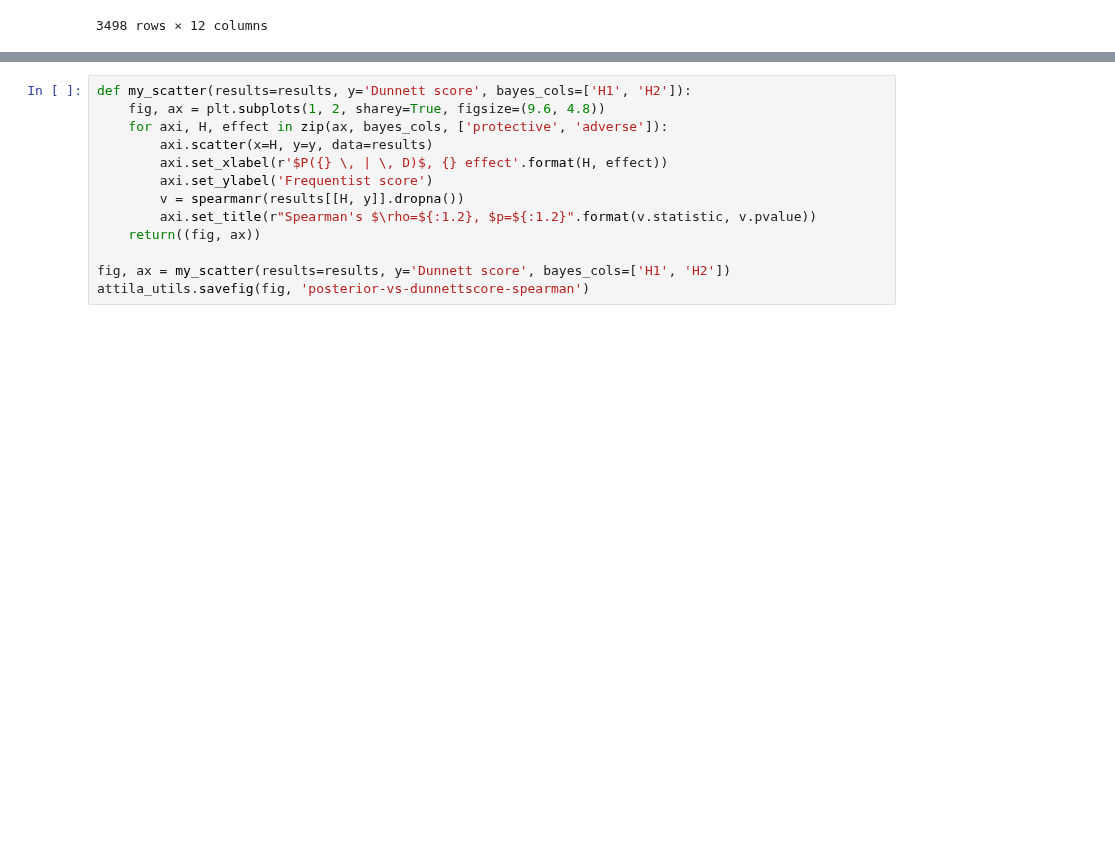
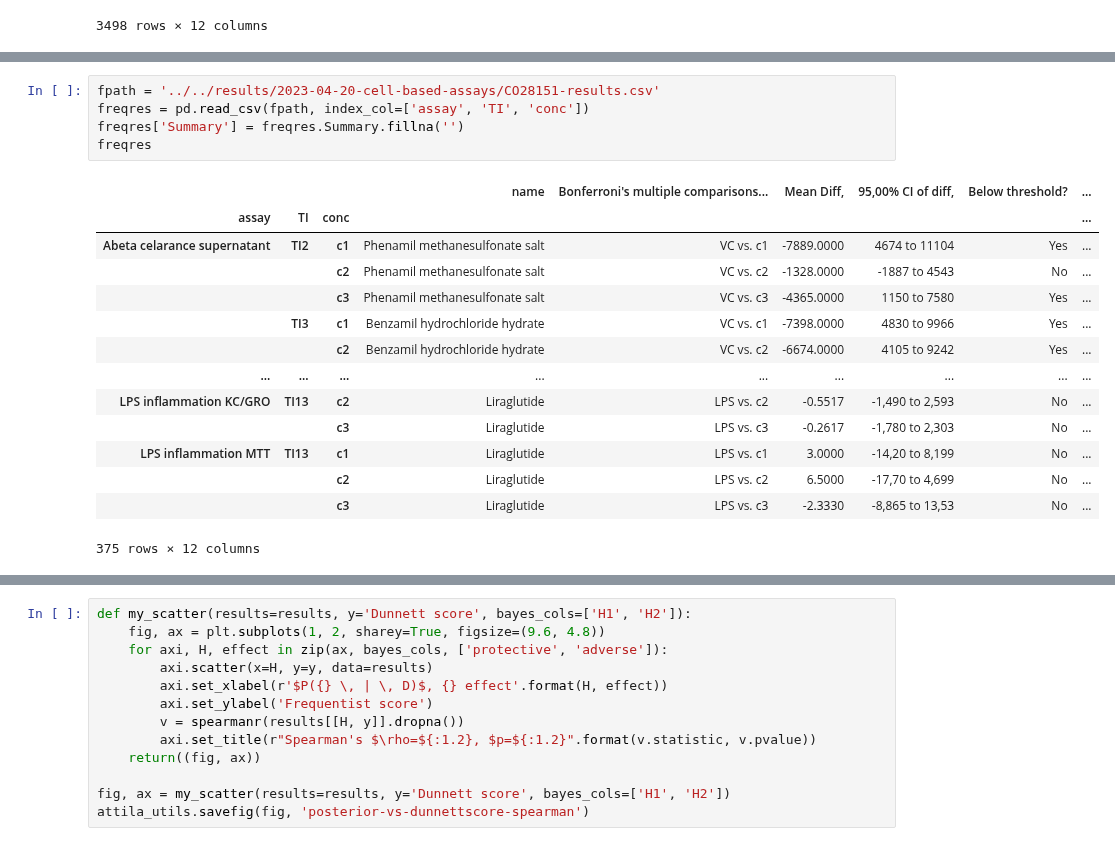
Before and after one commit to attilagk/CTNS-notebook, a Jupyter notebook: 2024-03-04-cell-bayes-vs-frequentist/2024-03-04-cell-bayes-vs-frequentist.ipynb, the cells around one changed output, grey strips where cells are left out. Saved outputs shown, nothing was run; the diff lists cells and outputs as text; blank space fills up the shorter version.

```diff
--- a/2024-03-04-cell-bayes-vs-frequentist/2024-03-04-cell-bayes-vs-frequentist.ipynb
+++ b/2024-03-04-cell-bayes-vs-frequentist/2024-03-04-cell-bayes-vs-frequentist.ipynb
@@ -244,0 +256,20 @@ P
+# %%
+fpath = '../../results/2023-04-20-cell-based-assays/CO28151-results.csv'
+freqres = pd.read_csv(fpath, index_col=['assay', 'TI', 'conc'])
+freqres['Summary'] = freqres.Summary.fillna('')
+freqres
+# %% [output]
+|  |  |  | name | Bonferroni's multiple comparisons... | Mean Diff, | 95,00% CI of diff, | Below threshold? | ... |
+| assay | TI | conc |  |  |  |  |  | ... |
+| Abeta celarance supernatant | TI2 | c1 | Phenamil methanesulfonate salt | VC vs. c1 | -7889.0000 | 4674 to 11104 | Yes | ... |
+|  |  | c2 | Phenamil methanesulfonate salt | VC vs. c2 | -1328.0000 | -1887 to 4543 | No | ... |
+|  |  | c3 | Phenamil methanesulfonate salt | VC vs. c3 | -4365.0000 | 1150 to 7580 | Yes | ... |
+|  | TI3 | c1 | Benzamil hydrochloride hydrate | VC vs. c1 | -7398.0000 | 4830 to 9966 | Yes | ... |
+|  |  | c2 | Benzamil hydrochloride hydrate | VC vs. c2 | -6674.0000 | 4105 to 9242 | Yes | ... |
+| ... | ... | ... | ... | ... | ... | ... | ... | ... |
+| LPS inflammation KC/GRO | TI13 | c2 | Liraglutide | LPS vs. c2 | -0.5517 | -1,490 to 2,593 | No | ... |
+|  |  | c3 | Liraglutide | LPS vs. c3 | -0.2617 | -1,780 to 2,303 | No | ... |
+| LPS inflammation MTT | TI13 | c1 | Liraglutide | LPS vs. c1 | 3.0000 | -14,20 to 8,199 | No | ... |
+|  |  | c2 | Liraglutide | LPS vs. c2 | 6.5000 | -17,70 to 4,699 | No | ... |
+|  |  | c3 | Liraglutide | LPS vs. c3 | -2.3330 | -8,865 to 13,53 | No | ... |
+375 rows × 12 columns
```
Also changed, not shown: parts of 20 cells of this notebook.
